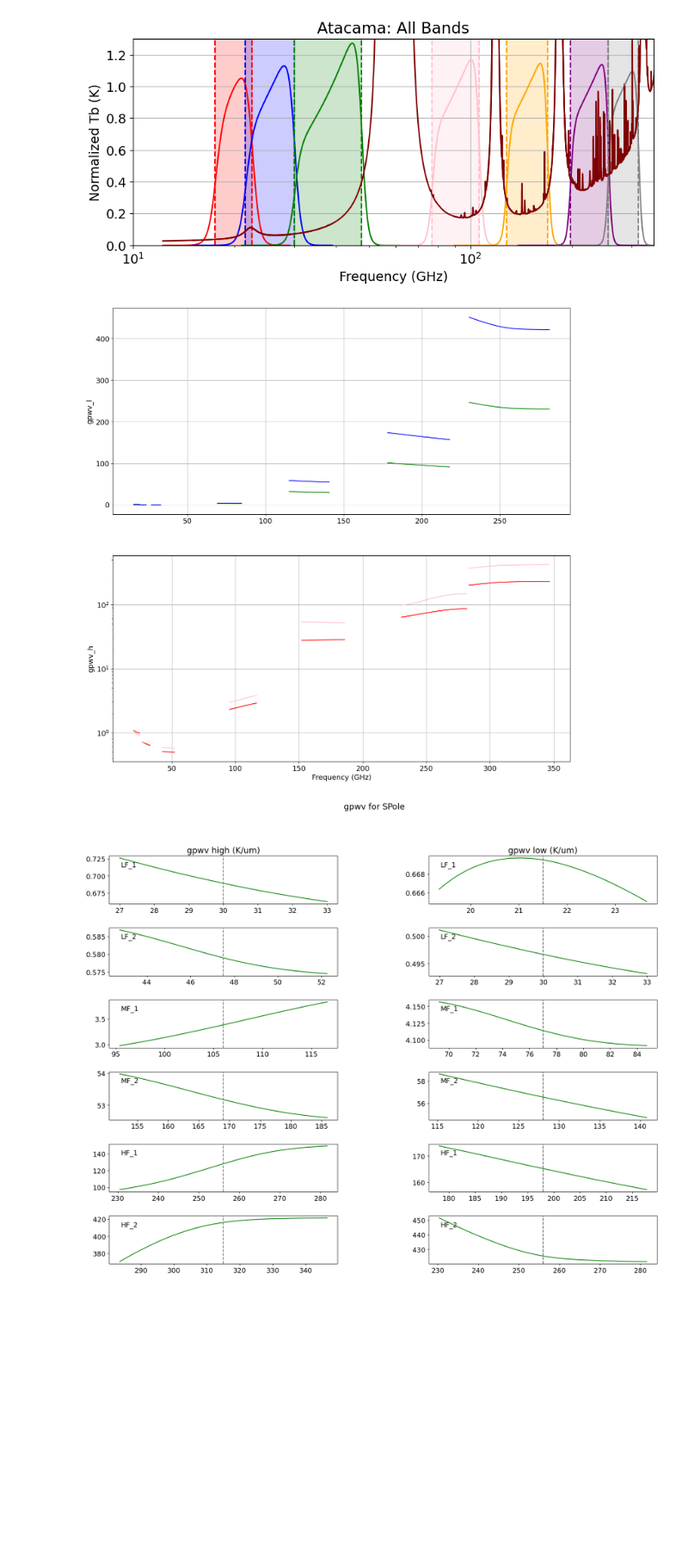
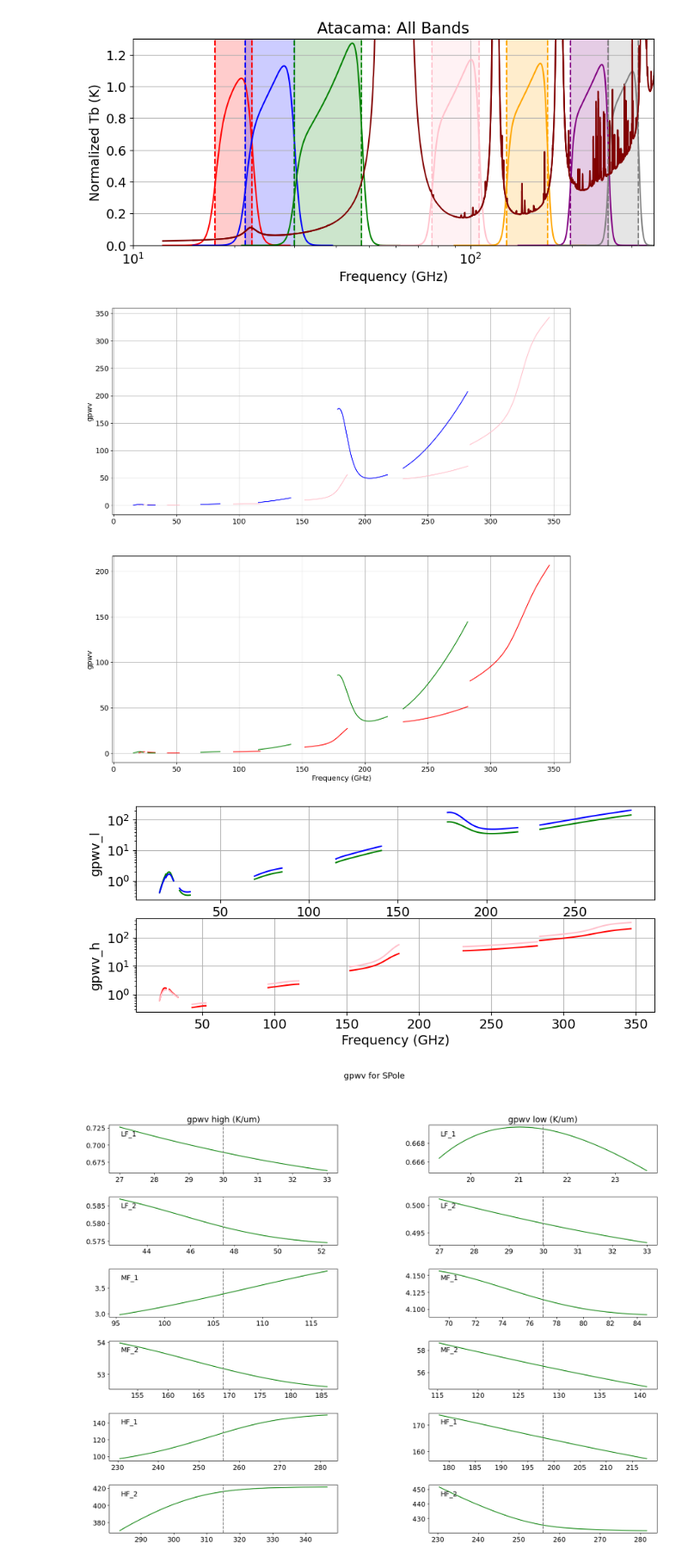
Before and after one commit to JohnRuhl/Atmos_pwv_flucts, a Jupyter notebook: Atmos_pwv_flucts.ipynb, the cells around one changed output. Shown at 86% size. Drawn from its saved outputs; the diff is of its cells as text; code cells hidden in the pictures; blank space fills up the shorter version.

Commit message:
edited .py file with new function and reran dicts and plots

```diff
--- a/Atmos_pwv_flucts.ipynb
+++ b/Atmos_pwv_flucts.ipynb
@@ -716,9 +744,9 @@ for pwv in atacama_pwvs:
 
         for freqhigh in freqvec_high:
             nu= nuvec*1e9
-            model1 = logistic_bandmodel(nuvec, nulow, freqhigh, a, n)*alpha_bandmodel(nuvec, nulow, alpha)*atmos_trans_interp
+            model1 = logistic_easy(nuvec, nulow, freqhigh, a, n)*alpha_bandmodel(nuvec, nulow, alpha)*atmos_trans_interp
             dB_dT= dBdT(2.7, nu)
-
+            #print(model1)
             dPdTcmb_h= np.append(dPdTcmb_h, np.trapz(model1*dB_dT*(c**2/nu**2), nu))
 
             P_atm0 = np.trapz(model1*bnu_aomega(nu, Tb_interp), nu)
@@ -733,14 +761,16 @@ for pwv in atacama_pwvs:
 
         for freqlow in freqvec_low:
             nu= nuvec*1e9
-            model1 = logistic_bandmodel(nuvec, nuhigh, freqlow, a, n)*alpha_bandmodel(nuvec, nuhigh, alpha)*atmos_trans_interp
+            model1 = logistic_easy(nuvec, nuhigh, freqlow, a, n)*alpha_bandmodel(nuvec, nuhigh, alpha)*atmos_trans_interp
             dB_dT= dBdT(2.7, nu)
 
             dPdTcmb_l= np.append(dPdTcmb_l, np.trapz(model1*dB_dT*(c**2/nu**2), nu))
             P_atm0 = np.trapz(model1*bnu_aomega(nu, Tb_interp), nu)
             P_atm1 = np.trapz(model1*bnu_aomega(nu, Tb_interp2), nu)
             dPdpwv_l= np.append(dPdpwv_l, (P_atm1-P_atm0)/0.1)
+
         #print(dPdpwv_l)
+        #print(dPdTcmb_l)
 
         atacama_dict[pwv][ch]['lowvec']= freqvec_low
         atacama_dict[pwv][ch]['highvec']= freqvec_high
@@ -753,3 +783,7 @@ for pwv in atacama_pwvs:
 
         atacama_dict[pwv][ch]['gpwv_l'] = dPdpwv_l/dPdTcmb_l
         atacama_dict[pwv][ch]['gpwv_h'] = dPdpwv_h/dPdTcmb_h
+# %%
+for ch in chlist:
+    print('SP Low:', ch, spole_dict[300][ch]['gpwv_l'])
+    print('ACT low:', ch, atacama_dict[900][ch]['gpwv_l'])
@@ -812,26 +888,45 @@ plt.title('Atacama: All Bands')
 # %% [output]
 Text(0.5, 1.0, 'Atacama: All Bands')
 [figure]
+# %%
+plt.subplot(2,1,1)
+for ch in chlist:
+    plt.plot(spole_dict[300][ch]['highvec'], spole_dict[300][ch]['gpwv_h'], color='pink')
+    plt.plot(spole_dict[300][ch]['lowvec'], spole_dict[300][ch]['gpwv_l'], color='blue')
+plt.ylabel('gpwv')
+plt.grid()
+
+plt.subplot(2,1,2)
+for ch in chlist:
+    plt.plot(atacama_dict[900][ch]['highvec'], atacama_dict[900][ch]['gpwv_h'], color='red')
+    plt.plot(atacama_dict[900][ch]['lowvec'], atacama_dict[900][ch]['gpwv_l'], color='green')
+plt.ylabel('gpwv')
+plt.xlabel('Frequency (GHz)')
+plt.grid()
+
+#plt.legend()
+# %% [output]
+[figure, added]
 # %%
 #comparison of the two sites and their respective gpwv high and low values
 plt.subplot(2,1,1)
 for ch in chlist:
-    plt.plot(atacama_dict[900][ch]['lowvec'], atacama_dict[900][ch]['gpwv_l'], color='green')
-    plt.plot(spole_dict[300][ch]['lowvec'], spole_dict[300][ch]['gpwv_l'], color='blue')
+    plt.semilogy(atacama_dict[900][ch]['lowvec'], atacama_dict[900][ch]['gpwv_l'], color='green')
+    plt.semilogy(spole_dict[300][ch]['lowvec'], spole_dict[300][ch]['gpwv_l'], color='blue')
 plt.ylabel('gpwv_l')
 plt.grid()
 
 plt.subplot(2,1,2)
 for ch in chlist:
     plt.semilogy(atacama_dict[900][ch]['highvec'], atacama_dict[900][ch]['gpwv_h'], color='red')
     plt.semilogy(spole_dict[300][ch]['highvec'], spole_dict[300][ch]['gpwv_h'], color='pink')
 plt.ylabel('gpwv_h')
 plt.xlabel('Frequency (GHz)')
 plt.grid()
 
 #plt.legend()
 # %% [output]
-[figure, old version]
+[figure, new version]
 # %%
 #SPole plots
 ii1_dict= {'LF_1':0, 'LF_2':0, 'MF_1':0, 'MF_2':0, 'HF_1':0, 'HF_2':0} #'LF1':0, 'LF2':0, }
```
Also changed, not shown: parts of 15 cells of this notebook, 2 other files.
